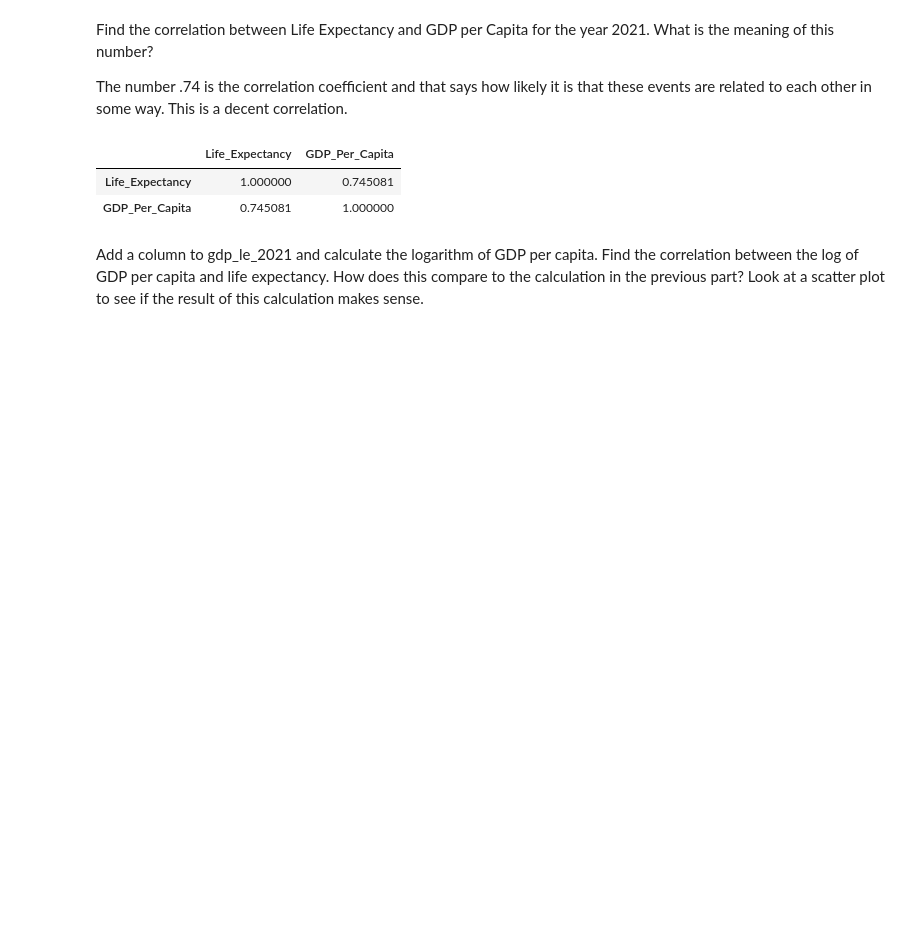
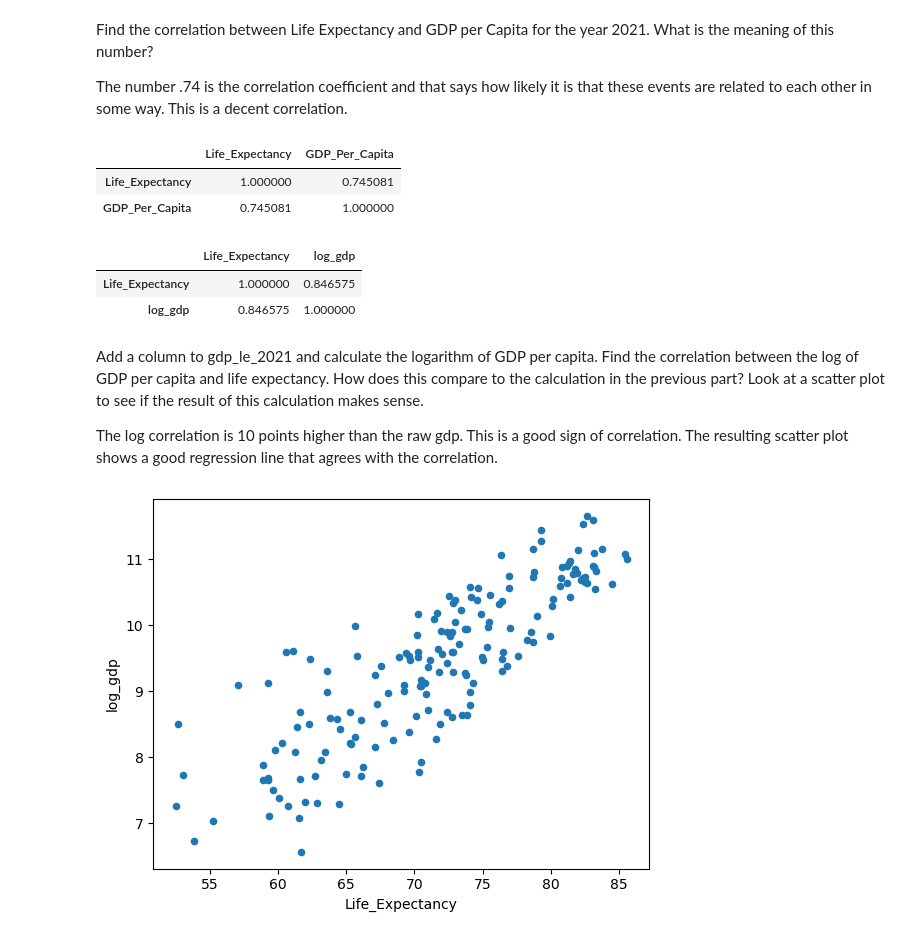
Before and after one commit to nss-data-science-cohort-8/un-exploration-Mythical-clj, a Jupyter notebook: notebooks/UN_Data_Exploration.ipynb, the cells around one changed output. Saved outputs shown, nothing was run; the diff lists cells and outputs as text; code cells hidden in the pictures; blank space fills up the shorter version.

Commit message:
Finished all questions, Now cleaning up visuals 10/12/24.

```diff
--- a/notebooks/UN_Data_Exploration.ipynb
+++ b/notebooks/UN_Data_Exploration.ipynb
@@ -340,5 +340,22 @@ gdp_le_2021[['Life_Expectancy', 'GDP_Per_Capita']].corr()
 |  | Life_Expectancy | GDP_Per_Capita |
 | Life_Expectancy | 1.000000 | 0.745081 |
 | GDP_Per_Capita | 0.745081 | 1.000000 |
+# %%
+gdp_le_2021['log_gdp'] = np.log(gdp_le_2021['GDP_Per_Capita'])
+# %%
+gdp_le_2021[['Life_Expectancy', 'log_gdp']].corr()
+# %% [output]
+|  | Life_Expectancy | log_gdp |
+| Life_Expectancy | 1.000000 | 0.846575 |
+| log_gdp | 0.846575 | 1.000000 |
 # %% [markdown]
 Add a column to gdp_le_2021 and calculate the logarithm of GDP per capita. Find the correlation between the log of GDP per capita and life expectancy. How does this compare to the calculation in the previous part? Look at a scatter plot to see if the result of this calculation makes sense.
+
+The log correlation is 10 points higher than the raw gdp. This is a good sign of correlation. The resulting scatter plot shows a good regression line that agrees with the correlation.
+# %%
+gdp_le_2021.plot(kind='scatter',
+    x="Life_Expectancy",
+    y="log_gdp",
+);
+# %% [output]
+[figure, added]
```
Also changed, not shown: parts of 4 cells of this notebook.
